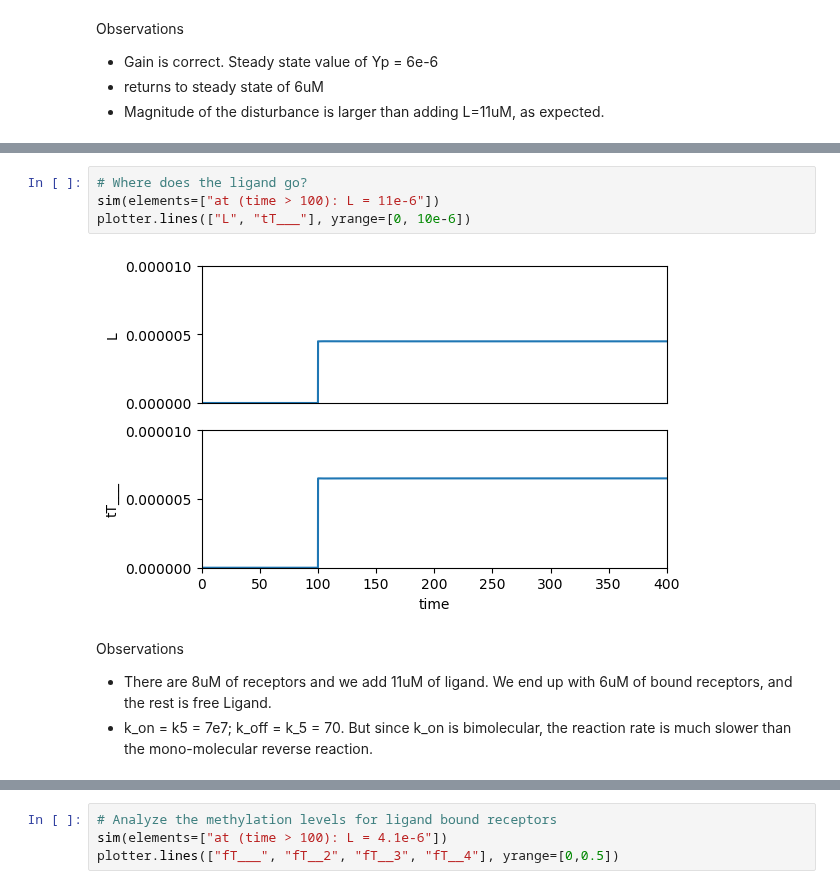
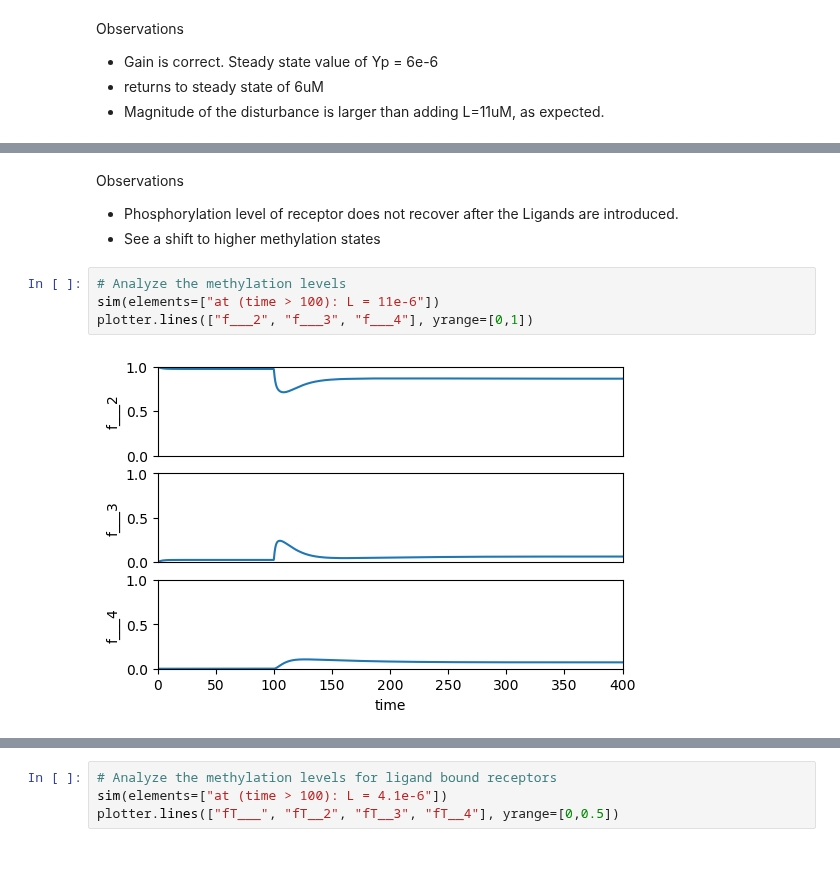
Before and after one commit to ScienceStacks/BioCellControl, a Jupyter notebook: Analysis/chemotaxis.ipynb, the cells around one changed output, grey strips where cells are left out. Drawn from its saved outputs; the diff is of its cells as text; blank space fills up the shorter version.

```diff
--- a/Analysis/chemotaxis.ipynb
+++ b/Analysis/chemotaxis.ipynb
@@ -180,10 +179,10 @@ plotter.lines(["Yp"])
+# %% [markdown]
+Observations
+ - Phosphorylation level of receptor does not recover after the Ligands are introduced.
+ - See a shift to higher methylation states
 # %%
-# Where does the ligand go?
+# Analyze the methylation levels
 sim(elements=["at (time > 100): L = 11e-6"])
-plotter.lines(["L", "tT___"], yrange=[0, 10e-6])
+plotter.lines(["f___2", "f___3", "f___4"], yrange=[0,1])
 # %% [output]
-[figure, old version]
+[figure, new version]
-# %% [markdown]
-Observations
-- There are 8uM of receptors and we add 11uM of ligand. We end up with 6uM of bound receptors, and the rest is free Ligand.
-- k_on = k5 = 7e7; k_off = k_5 = 70. But since k_on is bimolecular, the reaction rate is much slower than the mono-molecular reverse reaction.
```
Also changed, not shown: parts of 35 cells of this notebook.
